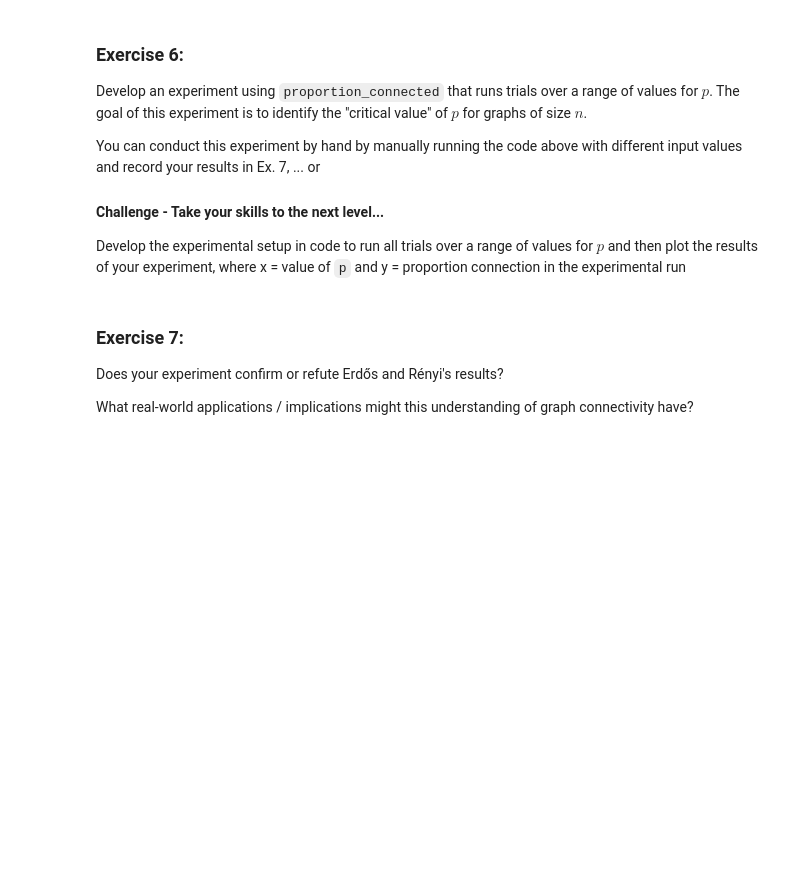
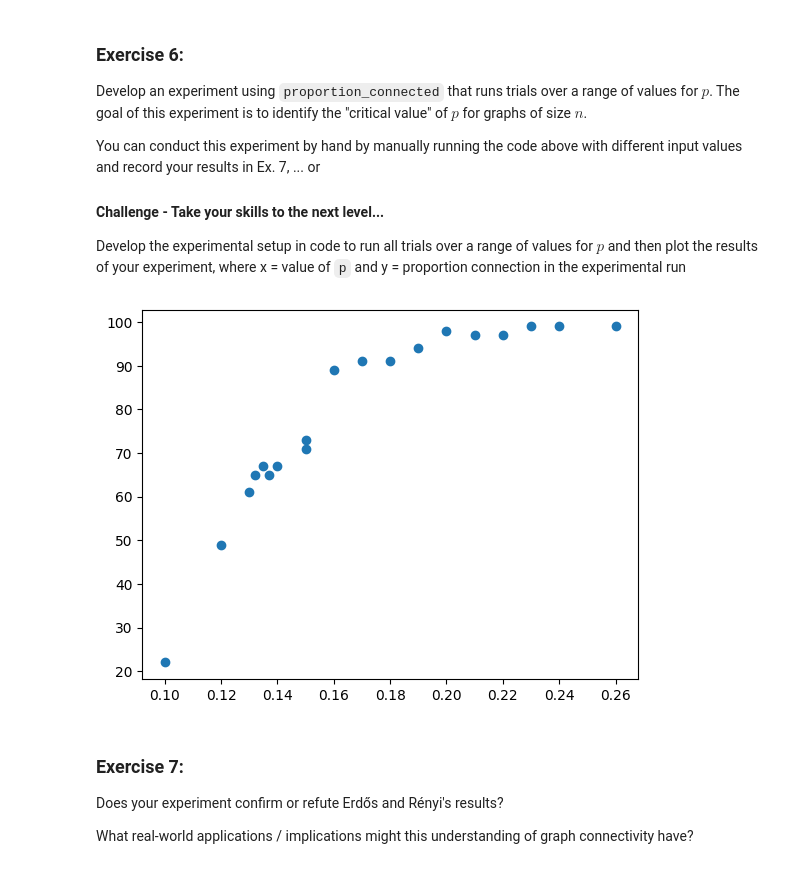
Before and after one commit to blabossiere/cap-comp215, a Jupyter notebook: labs/lab04-graphs.ipynb, the cells around one changed output. Saved outputs shown, nothing was run; the diff lists cells and outputs as text; code cells hidden in the pictures; blank space fills up the shorter version.

```diff
--- a/labs/lab04-graphs.ipynb
+++ b/labs/lab04-graphs.ipynb
@@ -267,3 +249,24 @@ Develop the experimental setup in code to run all trials over a range of values
+# %%
+# Ex. 6 (challenge) your code here...
+
+def find_critical_value(n=30, n_trials=100):
+  """This function uses the function of proportion connected with different graph sizes, n, to determine the critical value."""
+  x_list = []
+  y_list = []
+  for p in (0.1, 0.15, 0.12, 0.13, 0.132, 0.135, 0.137, 0.14, 0.15, 0.16, 0.17, 0.18, 0.19, 0.20, 0.21, 0.22, 0.23, 0.24, 0.26,):
+    #print('a')
+    pc = proportion_connected(n, p, n_trials)
+    percent_pc = pc * 100
+    #print(str(percent_pc) + '%')
+    x_list.append(p)
+    y_list.append(percent_pc)
+  return plt.scatter(x_list, y_list)
+
+n_trials = 100
+(find_critical_value())
+n = 30
+# %% [output]
+[figure, added]
 # %% [markdown]
 ### Exercise 7:
 Does your experiment confirm or refute Erdős and Rényi's results?
```
Also changed, not shown: parts of 7 cells of this notebook.
